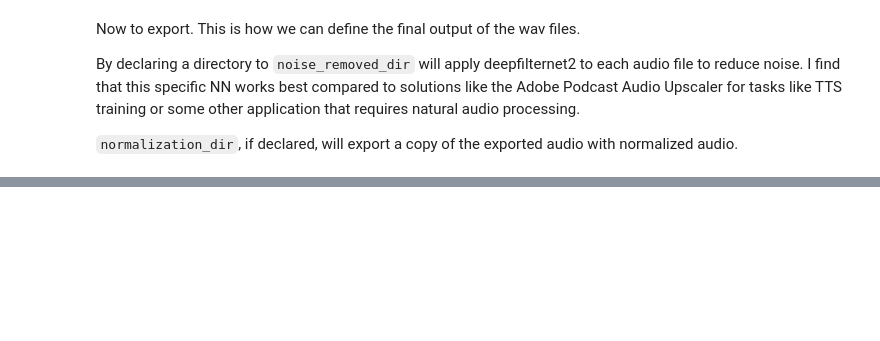
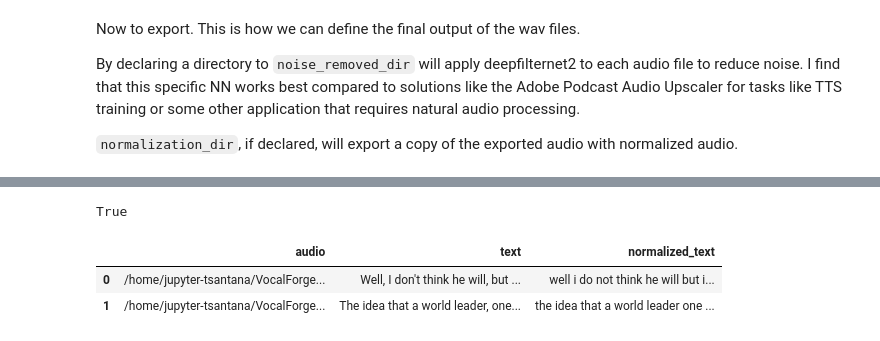
Before and after one commit to tuliosantana-airia/VocalForge, a Jupyter notebook: audio_demo.ipynb, the cells around one changed output, grey strips where cells are left out. Saved outputs shown, nothing was run; the diff lists cells and outputs as text; code cells hidden in the pictures; blank space fills up the shorter version.

```diff
--- a/audio_demo.ipynb
+++ b/audio_demo.ipynb
@@ -211,0 +317,6 @@ Next, we will be going over how to format this now refined audio into a dataset
+# %%
+from dotenv import load_dotenv
+
+load_dotenv('untitled.env')
+# %% [output]
+True
@@ -211,0 +337,12 @@ Next, we will be going over how to format this now refined audio into a dataset
+# %%
+import pandas as pd
+
+work_path = Path.cwd() / 'work' / 'audio'
+
+df = pd.read_csv(str(work_path / 'Dataset' / 'dataset.csv'))
+
+df.head(2)
+# %% [output]
+|  | audio | text | normalized_text |
+| 0 | /home/jupyter-tsantana/VocalForge... | Well, I don't think he will, but ... | well i do not think he will but i... |
+| 1 | /home/jupyter-tsantana/VocalForge... | The idea that a world leader, one... | the idea that a world leader one ... |
```
Also changed, not shown: parts of 20 cells of this notebook, 2 other files.
